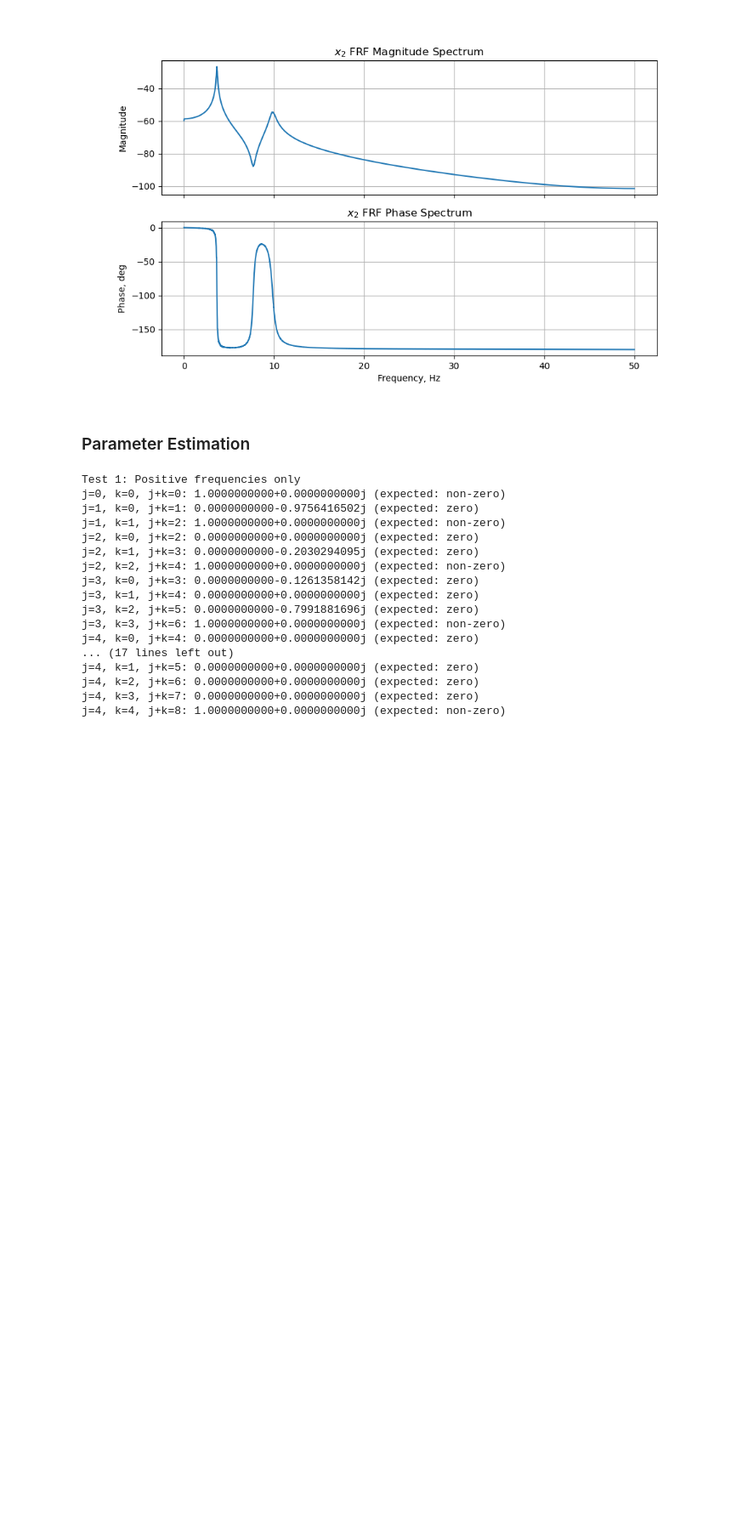
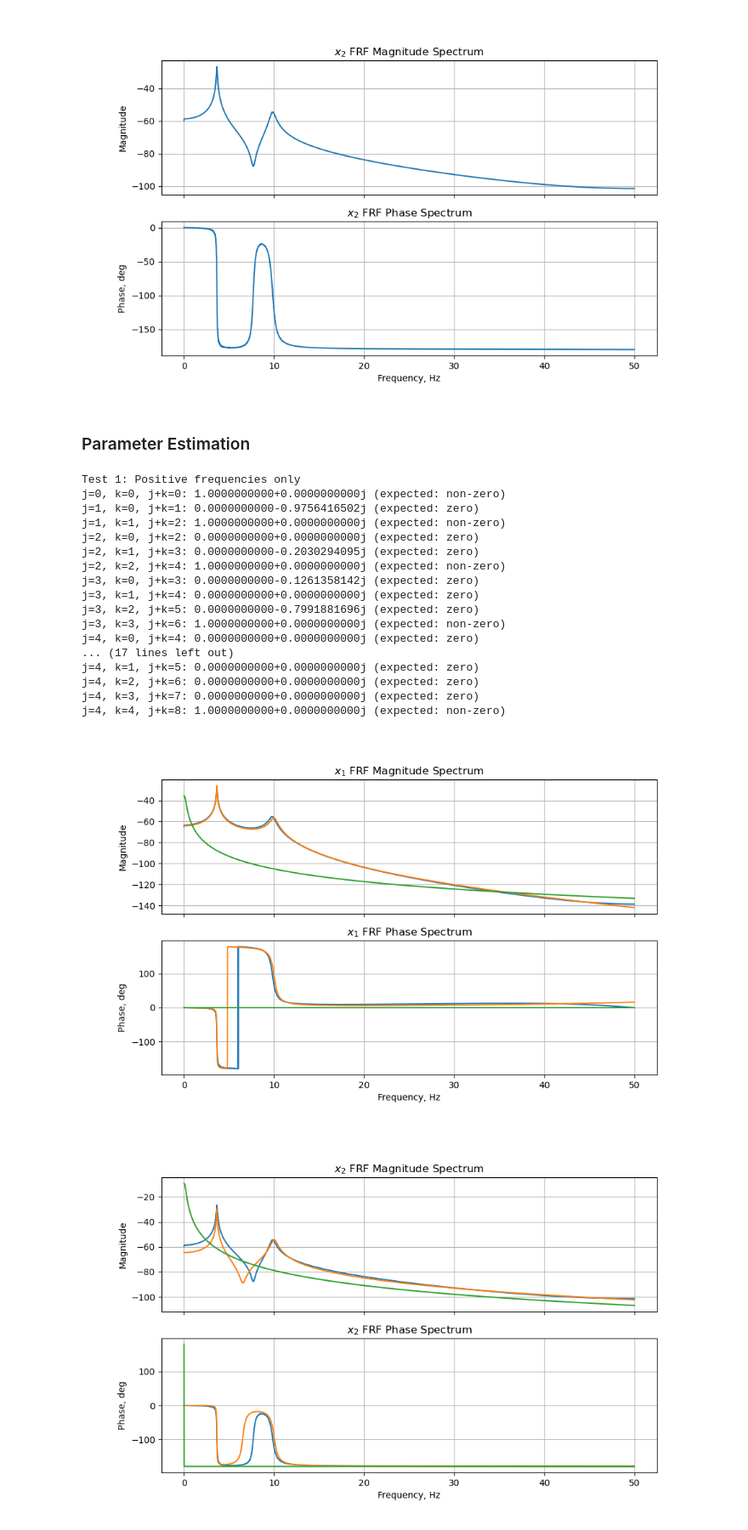
Before and after one commit to fmamitrotta/learn-aeroelastic-sid, a Jupyter notebook: notebooks/04_Identification_of_a_2-DOF_Mass-Spring-Damper_System_with_the_RFP_Method.ipynb, the cells around one changed output. Shown at 85% size. Saved outputs shown, nothing was run; the diff lists cells and outputs as text; code cells hidden in the pictures; blank space fills up the shorter version.

Commit message:
Comparison of FRF reconstructed with orthogonal polynomials and ordinary polynomials

```diff
--- a/notebooks/04_Identification_of_a_2-DOF_Mass-Spring-Damper_System_with_the_RFP_Method.ipynb
+++ b/notebooks/04_Identification_of_a_2-DOF_Mass-Spring-Damper_System_with_the_RFP_Method.ipynb
@@ -838,13 +840,14 @@ def calculate_h1_frf(
     # Return the frequencies and FRFs
     return f, np.array(frfs)
 # %%
-def plot_spectrum(frequencies, spectrum, title):
+def plot_spectrum(frequencies, spectrum, title=None, axes=None):
     """Plot magnitude and phase spectrum of a signal
 
     Parameters:
     frequencies (array): Frequency vector
     spectrum (array): Complex spectrum values
-    title (str): Plot title
+    title (str): Plot title (optional)
+    axes (array): Axes to plot on (optional)
     """
     # Get positive frequencies only (since spectrum is symmetric for real signals)
     pos_mask = frequencies >= 0
@@ -855,22 +858,29 @@ def plot_spectrum(frequencies, spectrum, title):
     magnitude_db = 20 * np.log10(np.abs(pos_spectrum))
     phase = np.angle(pos_spectrum, deg=True)
 
-    # Create figure with two subplots
-    fig, axes = plt.subplots(2, 1, figsize=(10, 6), sharex=True)
+    # Create figure with two subplots if axes are not provided
+    if axes is None:
+        fig, axes = plt.subplots(2, 1, figsize=(10, 6), sharex=True)
+    else:
+        fig = axes[0].figure
 
     # Plot magnitude
     axes[0].plot(pos_freqs, magnitude_db)
     axes[0].set_ylabel("Magnitude")
     axes[0].grid(True)
-    axes[0].set_title(f"{title} Magnitude Spectrum")
 
     # Plot phase
     axes[1].plot(pos_freqs, phase)
     axes[1].set_ylabel("Phase, deg")
     axes[1].set_xlabel("Frequency, Hz")
     axes[1].grid(True)
-    axes[1].set_title(f"{title} Phase Spectrum")
 
+    # Set title if provided
+    if title:
+        axes[0].set_title(f"{title} Magnitude Spectrum")
+        axes[1].set_title(f"{title} Phase Spectrum")
+
+    # Return figure and axes for further customization if needed
     return fig, axes
 # %%
 # Calculate improved FRF
@@ -941,13 +951,9 @@ def grfp_curve_fit(frequencies, frfs, numerator_order, denominator_order):
 
     Returns:
     -------
-    tuple:
-        - c_coeffs: List of numerator orthogonal polynomial coefficients for each DOF
-        - d_coeffs: Denominator orthogonal polynomial coefficients
+    tuple
         - a_coeffs: List of numerator ordinary polynomial coefficients for each DOF
         - b_coeffs: Denominator ordinary polynomial coefficients
-        - Gamma_numerator: Conversion matrix for numerator polynomial
-        - Gamma_denominator: Conversion matrix for denominator polynomial
     """
     # Find number of response FRFs and frequency points
     n_dofs = frfs.shape[0]
@@ -997,7 +1003,7 @@ def grfp_curve_fit(frequencies, frfs, numerator_order, denominator_order):
 
     # Calculate left and right-hand sides of the linear system for the denominator coefficients
     LHS = np.sum([D_Tj for D_Tj in D_T_list], axis=0) - np.sum([X_j.T @ X_j for X_j in X_list], axis=0)
-    RHS = np.sum([X_j.T @ H_j for X_j, H_j in zip(X_list, H_list)], axis=0)
+    RHS = -np.sum([X_j.T @ H_j for X_j, H_j in zip(X_list, H_list)], axis=0)
 
     # Solve for denominator coefficients d
     D = np.linalg.solve(LHS, RHS)
@@ -1023,13 +1029,28 @@ def grfp_curve_fit(frequencies, frfs, numerator_order, denominator_order):
         a_coeffs.append(Gamma_numerator @ C_j)
 
     # Return the coefficients and conversion matrices
-    return a_coeffs, b_coeffs
+    return a_coeffs, b_coeffs, c_coeffs, d_coeffs, phi, theta
 # %%
 # Take symmetric frequenci points around zero (exclude Nyquist frequency point)
 symmetric_mask = np.abs(frequencies) < f_sampling / 2
 angular_frequencies = 2* np.pi * frequencies[symmetric_mask]
 
 # Perform global curve fitting
-a_coeffs, b_coeffs = grfp_curve_fit(
+a_coeffs, b_coeffs, c_coeffs, d_coeffs, phi, theta = grfp_curve_fit(
     angular_frequencies, frfs[:, symmetric_mask], numerator_order=2, denominator_order=4
 )
+
+# Compare fitted FRF with original FRF
+for i in range(N_DOFS):
+    # Calculate fitted FRF using the coefficients
+    fitted_frf_orthogonal_polynomials = np.sum(phi*c_coeffs[i], axis=1) / np.sum(theta*d_coeffs, axis=1)
+    fitted_frf_ordinary_polynomials = np.polyval(a_coeffs[i][::-1], angular_frequencies*1j) / np.polyval(b_coeffs[::-1], angular_frequencies*1j)
+
+    # Plot original and fitted FRF for each degree of freedom
+    _, axes = plot_spectrum(frequencies[symmetric_mask], frfs[i][symmetric_mask])
+    plot_spectrum(frequencies[symmetric_mask], fitted_frf_orthogonal_polynomials, axes=axes)
+    plot_spectrum(frequencies[symmetric_mask], fitted_frf_ordinary_polynomials, f"$x_{i+1:d}$ FRF", axes)
+    plt.show()
+# %% [output]
+[figure, added]
+[figure, added]
```
Also changed, not shown: parts of 4 cells of this notebook.
